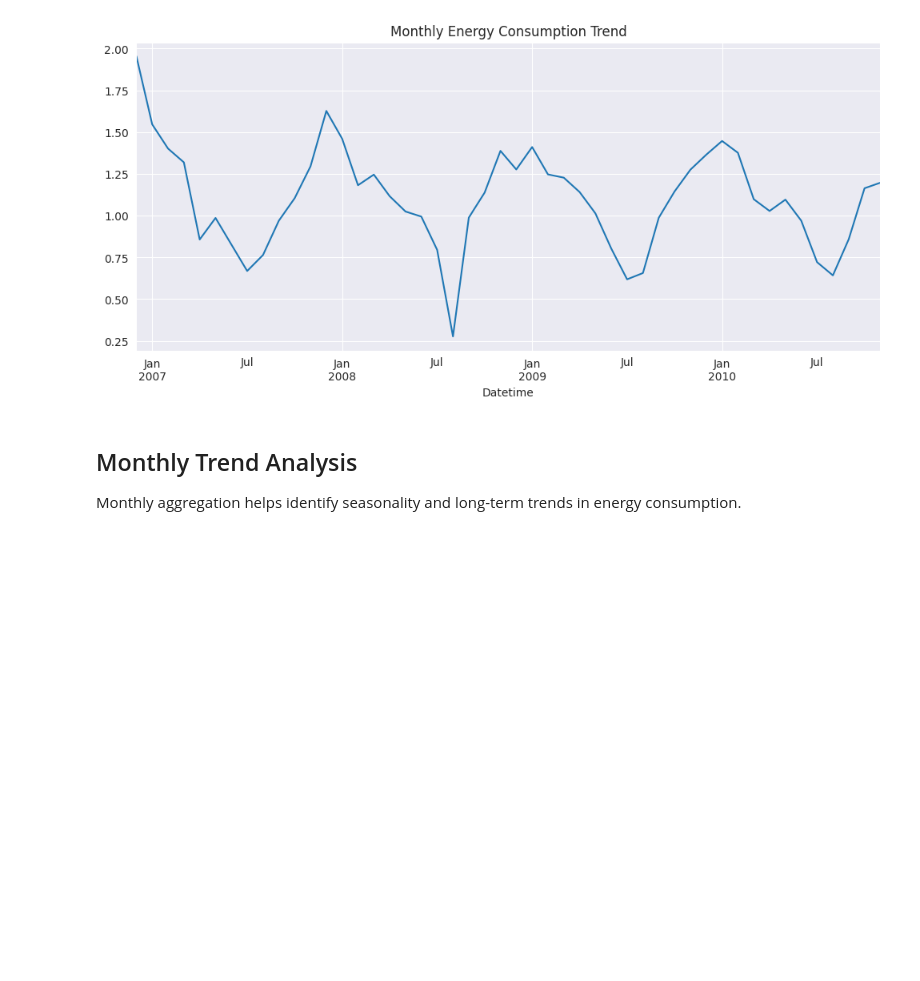
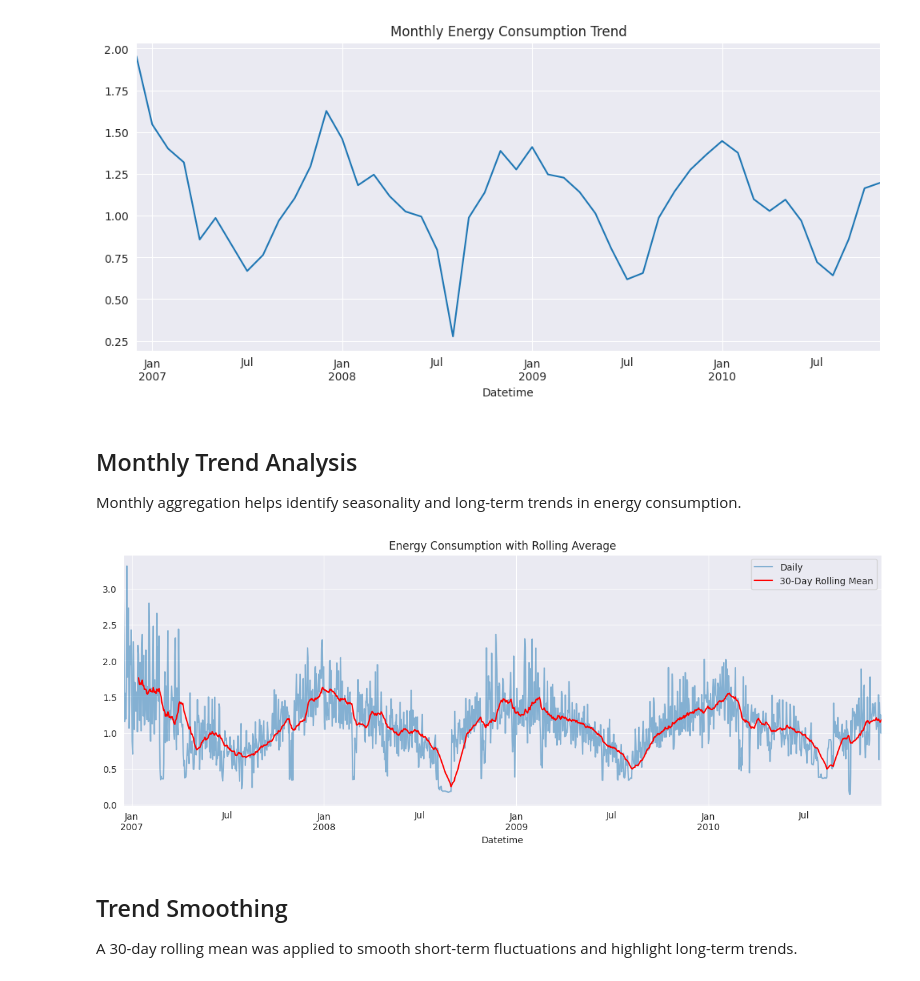
Before and after one commit to ShahanV/powercast-ai, a Jupyter notebook: notebooks/Powercast_AI.ipynb, the cells around one changed output. Cells and saved outputs as stored; diff of their text form; code cells hidden in the pictures; blank space fills up the shorter version.

Commit message:
Add rolling mean for trend smoothing

```diff
--- a/notebooks/Powercast_AI.ipynb
+++ b/notebooks/Powercast_AI.ipynb
@@ -148,3 +148,18 @@ plt.show()
 ## Monthly Trend Analysis
 
 Monthly aggregation helps identify seasonality and long-term trends in energy consumption.
+# %%
+rolling_mean = daily_df.rolling(window=30).mean()
+
+plt.figure(figsize=(15,5))
+daily_df.plot(alpha=0.5, label='Daily')
+rolling_mean.plot(color='red', label='30-Day Rolling Mean')
+plt.legend()
+plt.title("Energy Consumption with Rolling Average")
+plt.show()
+# %% [output]
+[figure, added]
+# %% [markdown]
+## Trend Smoothing
+
+A 30-day rolling mean was applied to smooth short-term fluctuations and highlight long-term trends.
```
